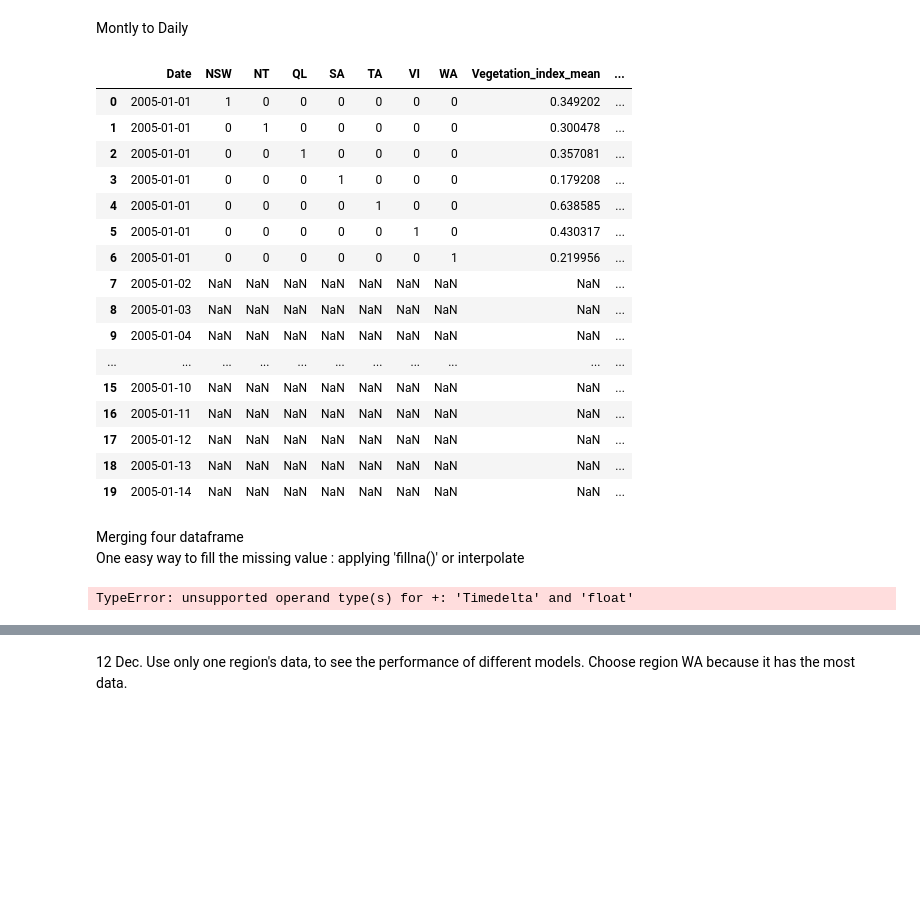
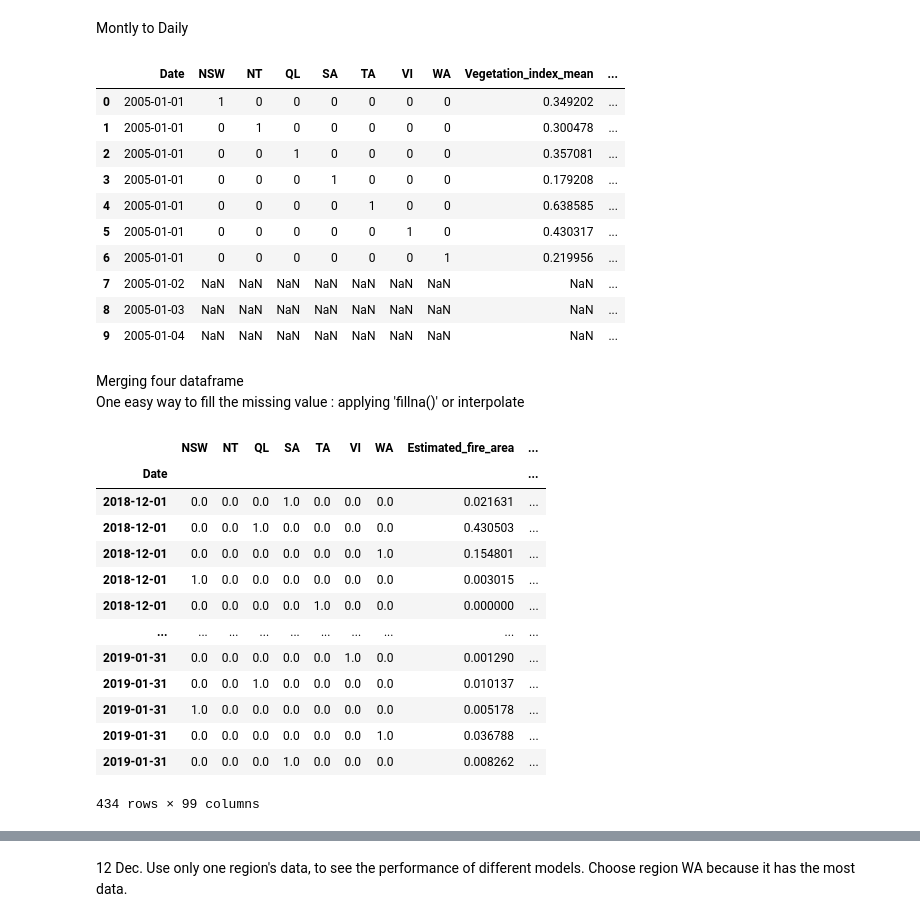
Before and after one commit to ccomkhj/Spot-Challenge-Wildfires, a Jupyter notebook: main/Build Model.ipynb, the cells around one changed output, grey strips where cells are left out. Cells and saved outputs as stored; diff of their text form; code cells hidden in the pictures; blank space fills up the shorter version.

```diff
--- a/main/Build Model.ipynb
+++ b/main/Build Model.ipynb
@@ -189,25 +201,19 @@ Vege_ohe = reduce(lambda  left,right: pd.merge(left,right,on=['Date'],
                                             how='left'), data_frame0)
 # %%
 
-Vege_ohe.head(20)
+Vege_ohe.head(10)
 # %% [output]
 |  | Date | NSW | NT | QL | SA | TA | VI | WA | Vegetation_index_mean | ... |
 | 0 | 2005-01-01 | 1 | 0 | 0 | 0 | 0 | 0 | 0 | 0.349202 | ... |
 | 1 | 2005-01-01 | 0 | 1 | 0 | 0 | 0 | 0 | 0 | 0.300478 | ... |
 | 2 | 2005-01-01 | 0 | 0 | 1 | 0 | 0 | 0 | 0 | 0.357081 | ... |
 | 3 | 2005-01-01 | 0 | 0 | 0 | 1 | 0 | 0 | 0 | 0.179208 | ... |
 | 4 | 2005-01-01 | 0 | 0 | 0 | 0 | 1 | 0 | 0 | 0.638585 | ... |
 | 5 | 2005-01-01 | 0 | 0 | 0 | 0 | 0 | 1 | 0 | 0.430317 | ... |
 | 6 | 2005-01-01 | 0 | 0 | 0 | 0 | 0 | 0 | 1 | 0.219956 | ... |
 | 7 | 2005-01-02 | NaN | NaN | NaN | NaN | NaN | NaN | NaN | NaN | ... |
 | 8 | 2005-01-03 | NaN | NaN | NaN | NaN | NaN | NaN | NaN | NaN | ... |
 | 9 | 2005-01-04 | NaN | NaN | NaN | NaN | NaN | NaN | NaN | NaN | ... |
-| ... | ... | ... | ... | ... | ... | ... | ... | ... | ... | ... |
-| 15 | 2005-01-10 | NaN | NaN | NaN | NaN | NaN | NaN | NaN | NaN | ... |
-| 16 | 2005-01-11 | NaN | NaN | NaN | NaN | NaN | NaN | NaN | NaN | ... |
-| 17 | 2005-01-12 | NaN | NaN | NaN | NaN | NaN | NaN | NaN | NaN | ... |
-| 18 | 2005-01-13 | NaN | NaN | NaN | NaN | NaN | NaN | NaN | NaN | ... |
-| 19 | 2005-01-14 | NaN | NaN | NaN | NaN | NaN | NaN | NaN | NaN | ... |
 # %% [markdown]
 Merging four dataframe
 One easy way to fill the missing value : applying 'fillna()' or interpolate
@@ -233,13 +246,28 @@ Submission_Input = Input
 # %%
 def normalize(df):
     result = df.copy()
-    for feature_name in df.columns:
+    for feature_name in [x for i,x in enumerate(Submission_Input) if x!='Date'] : # exclude Date column for normalization.
         max_value = df[feature_name].max()
         min_value = df[feature_name].min()
-        result[feature_name] = (df[feature_name] - min_value) / (max_value - min_value + 0.0001)
+        result[feature_name] = (df[feature_name] - min_value) / (max_value - min_value)
     return result
 
 Submission_Input=normalize(Submission_Input)
-# %% [output]
-TypeError: unsupported operand type(s) for +: 'Timedelta' and 'float'
+# %%
+Submission_Input
+# %% [output]
+|  | NSW | NT | QL | SA | TA | VI | WA | Estimated_fire_area | ... |
+| Date |  |  |  |  |  |  |  |  | ... |
+| 2018-12-01 | 0.0 | 0.0 | 0.0 | 1.0 | 0.0 | 0.0 | 0.0 | 0.021631 | ... |
+| 2018-12-01 | 0.0 | 0.0 | 1.0 | 0.0 | 0.0 | 0.0 | 0.0 | 0.430503 | ... |
+| 2018-12-01 | 0.0 | 0.0 | 0.0 | 0.0 | 0.0 | 0.0 | 1.0 | 0.154801 | ... |
+| 2018-12-01 | 1.0 | 0.0 | 0.0 | 0.0 | 0.0 | 0.0 | 0.0 | 0.003015 | ... |
+| 2018-12-01 | 0.0 | 0.0 | 0.0 | 0.0 | 1.0 | 0.0 | 0.0 | 0.000000 | ... |
+| ... | ... | ... | ... | ... | ... | ... | ... | ... | ... |
+| 2019-01-31 | 0.0 | 0.0 | 0.0 | 0.0 | 0.0 | 1.0 | 0.0 | 0.001290 | ... |
+| 2019-01-31 | 0.0 | 0.0 | 1.0 | 0.0 | 0.0 | 0.0 | 0.0 | 0.010137 | ... |
+| 2019-01-31 | 1.0 | 0.0 | 0.0 | 0.0 | 0.0 | 0.0 | 0.0 | 0.005178 | ... |
+| 2019-01-31 | 0.0 | 0.0 | 0.0 | 0.0 | 0.0 | 0.0 | 1.0 | 0.036788 | ... |
+| 2019-01-31 | 0.0 | 0.0 | 0.0 | 1.0 | 0.0 | 0.0 | 0.0 | 0.008262 | ... |
+434 rows × 99 columns
 # %%
```
Also changed, not shown: parts of 27 cells of this notebook, 1 other file.
